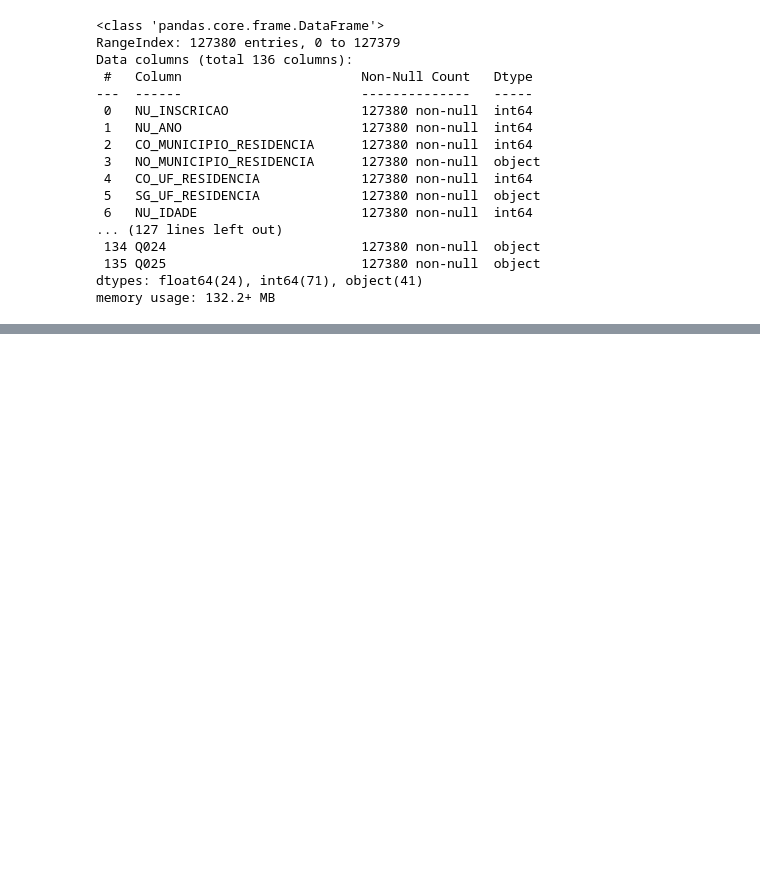
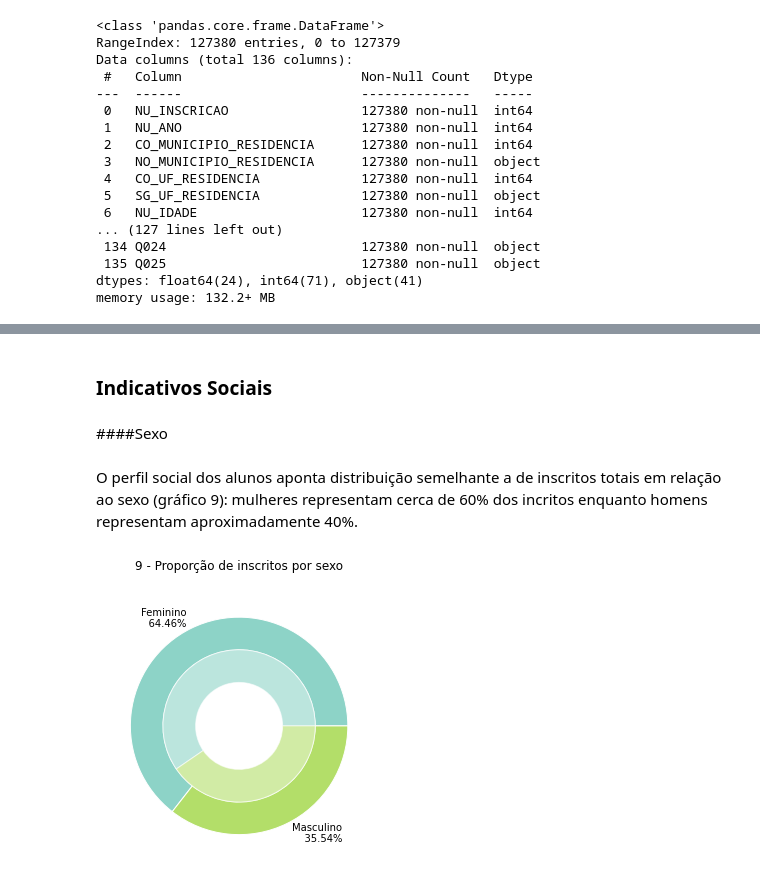
Before and after one commit to luciaemiliaeu/Enem2019, a Jupyter notebook: Enem2019.ipynb, the cells around one changed output, grey strips where cells are left out. Drawn from its saved outputs; the diff is of its cells as text; code cells hidden in the pictures; blank space fills up the shorter version.

```diff
--- a/Enem2019.ipynb
+++ b/Enem2019.ipynb
@@ -553,0 +458,25 @@ print('{0:.2f}% dos inscritos menores de 17 anos tiram notas maiores que a médi
+# %% [markdown]
+### Indicativos Sociais
+# %% [markdown]
+####Sexo
+# %% [markdown]
+O perfil social dos alunos aponta distribuição semelhante a de inscritos totais em relação ao sexo (gráfico 9): mulheres representam cerca de 60% dos incritos enquanto homens representam aproximadamente 40%.
+# %%
+fig = plt.figure(figsize=(10,5))
+
+# Plotagem do gráfico de proporção do sexo
+sexo_17 = alunos_menores_17['TP_SEXO'].value_counts(normalize=True).sort_index()
+sexo_total = dados['TP_SEXO'].value_counts(normalize=True).sort_index()
+
+chartBar_sexo = plt.subplot()
+chartBar_sexo.pie(sexo_17, radius=1,
+                  labels= ['Feminino\n    {0:.2f}%'.format(sexo_17['F']*100),
+                           'Masculino\n    {0:.2f}%'.format(sexo_17['M']*100)],
+                  colors= cmap(np.arange(2)*6), wedgeprops=dict(width=0.3, edgecolor='w'))
+chartBar_sexo.pie(sexo_total, radius=0.7, wedgeprops=dict(width=0.3, edgecolor='w', alpha=0.6),
+                  colors=cmap(np.arange(2)*6))
+chartBar_sexo.set_title('9 - Proporção de inscritos por sexo', pad=20)
+chartBar_sexo.set(aspect='equal')
+plt.show()
+# %% [output]
+[figure, added]
```
Also changed, not shown: parts of 76 cells of this notebook.
